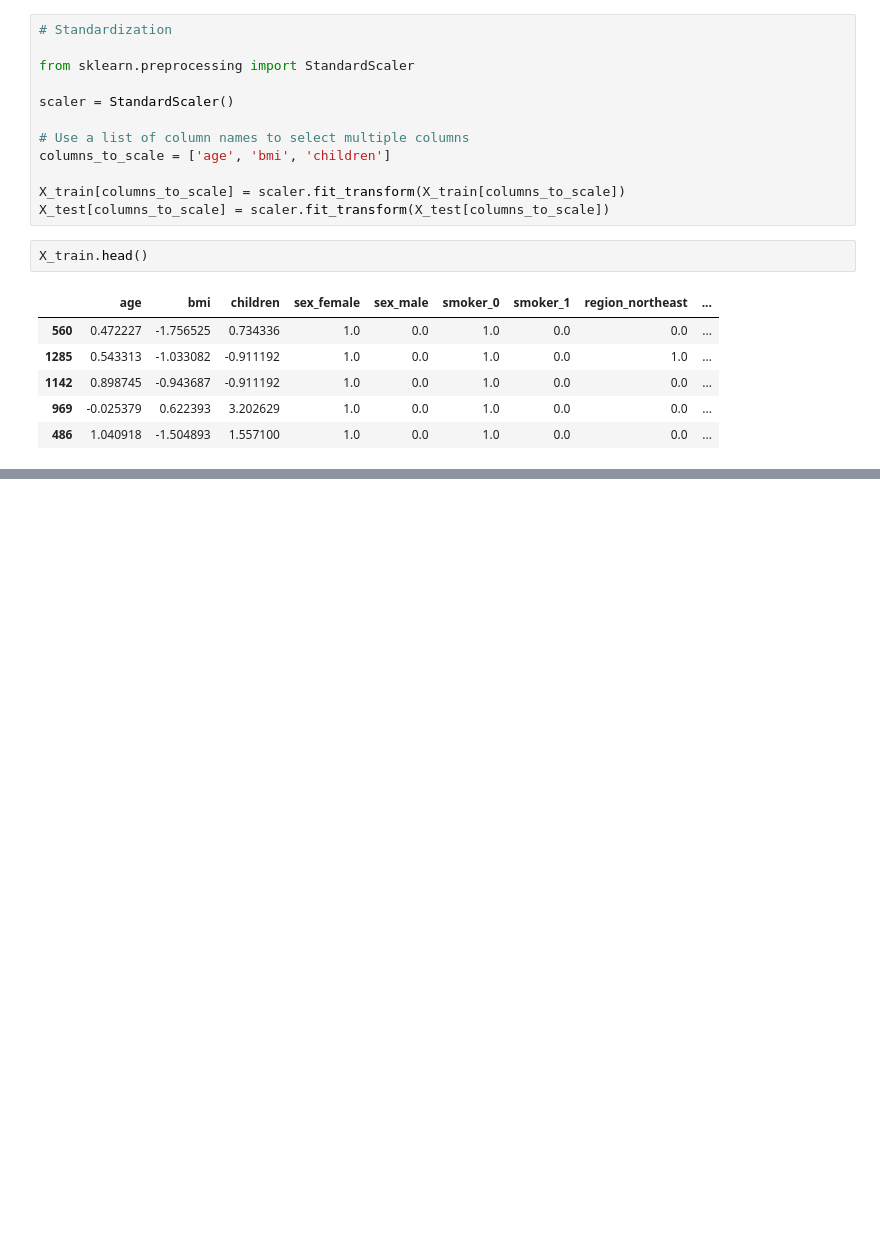
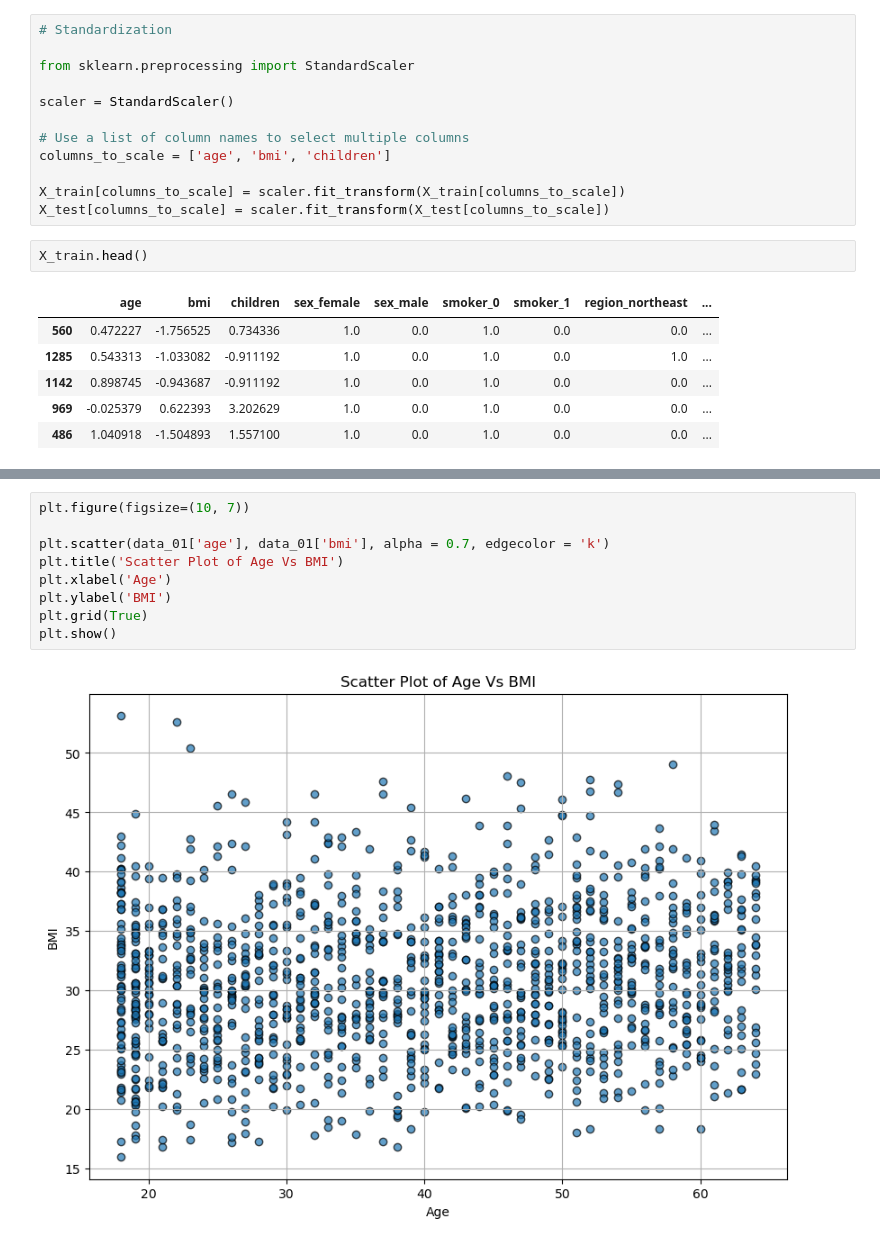
Before and after one commit to Malinda1/data_preprocessing, a Jupyter notebook: data preprocessing.ipynb, the cells around one changed output, grey strips where cells are left out. Drawn from its saved outputs; the diff is of its cells as text; blank space fills up the shorter version.

```diff
--- a/data preprocessing.ipynb
+++ b/data preprocessing.ipynb
@@ -258,0 +274,11 @@ data.head()
+# %%
+plt.figure(figsize=(10, 7))
+
+plt.scatter(data_01['age'], data_01['bmi'], alpha = 0.7, edgecolor = 'k')
+plt.title('Scatter Plot of Age Vs BMI')
+plt.xlabel('Age')
+plt.ylabel('BMI')
+plt.grid(True)
+plt.show()
+# %% [output]
+[figure, added]
```
Also changed, not shown: parts of 13 cells of this notebook.
